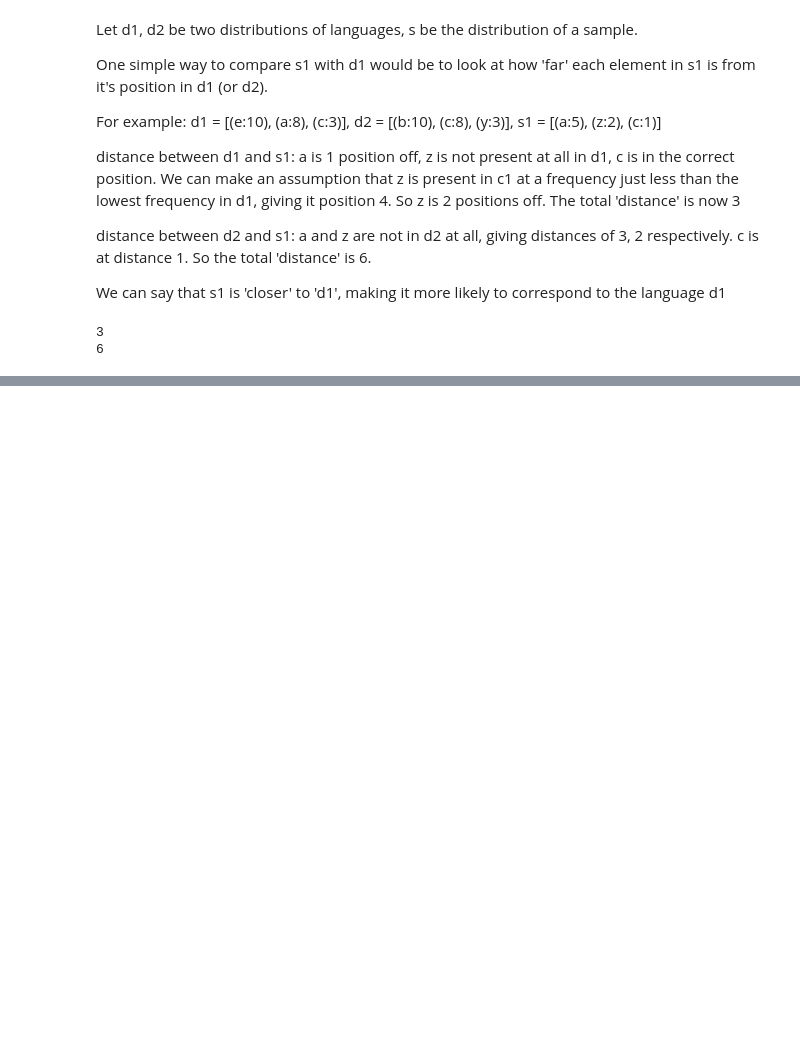
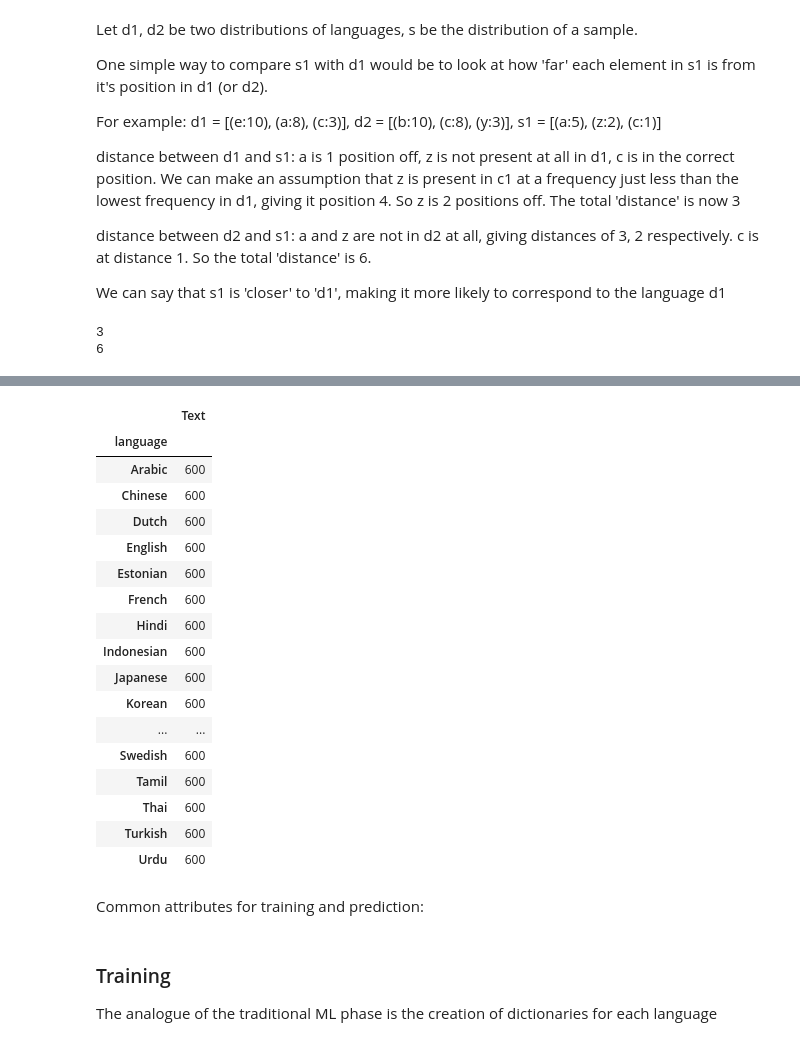
Before and after one commit to ebgdae/language-detection, a Jupyter notebook: Language Detection.ipynb, the cells around one changed output, grey strips where cells are left out. Cells and saved outputs as stored; diff of their text form; code cells hidden in the pictures; blank space fills up the shorter version.

Commit message:
add prediction, validation, testing

```diff
--- a/Language Detection.ipynb
+++ b/Language Detection.ipynb
@@ -107,0 +115,25 @@ print(text_processing_utils.get_distribution_distance(d2, s1))
+# %%
+train_df, validate_df, test_df = text_processing_utils.create_train_validate_test_sets(data, 60, 20, 20)
+
+train_df.groupby('language').count()
+# %% [output]
+|  | Text |
+| language |  |
+| Arabic | 600 |
+| Chinese | 600 |
+| Dutch | 600 |
+| English | 600 |
+| Estonian | 600 |
+| French | 600 |
+| Hindi | 600 |
+| Indonesian | 600 |
+| Japanese | 600 |
+| Korean | 600 |
+| ... | ... |
+| Swedish | 600 |
+| Tamil | 600 |
+| Thai | 600 |
+| Turkish | 600 |
+| Urdu | 600 |
+# %% [markdown]
+Common attributes for training and prediction:
@@ -107,0 +143,4 @@ print(text_processing_utils.get_distribution_distance(d2, s1))
+# %% [markdown]
+### Training
+
+The analogue of the traditional ML phase is the creation of dictionaries for each language
```
Also changed, not shown: parts of 16 cells of this notebook, 1 other file.
